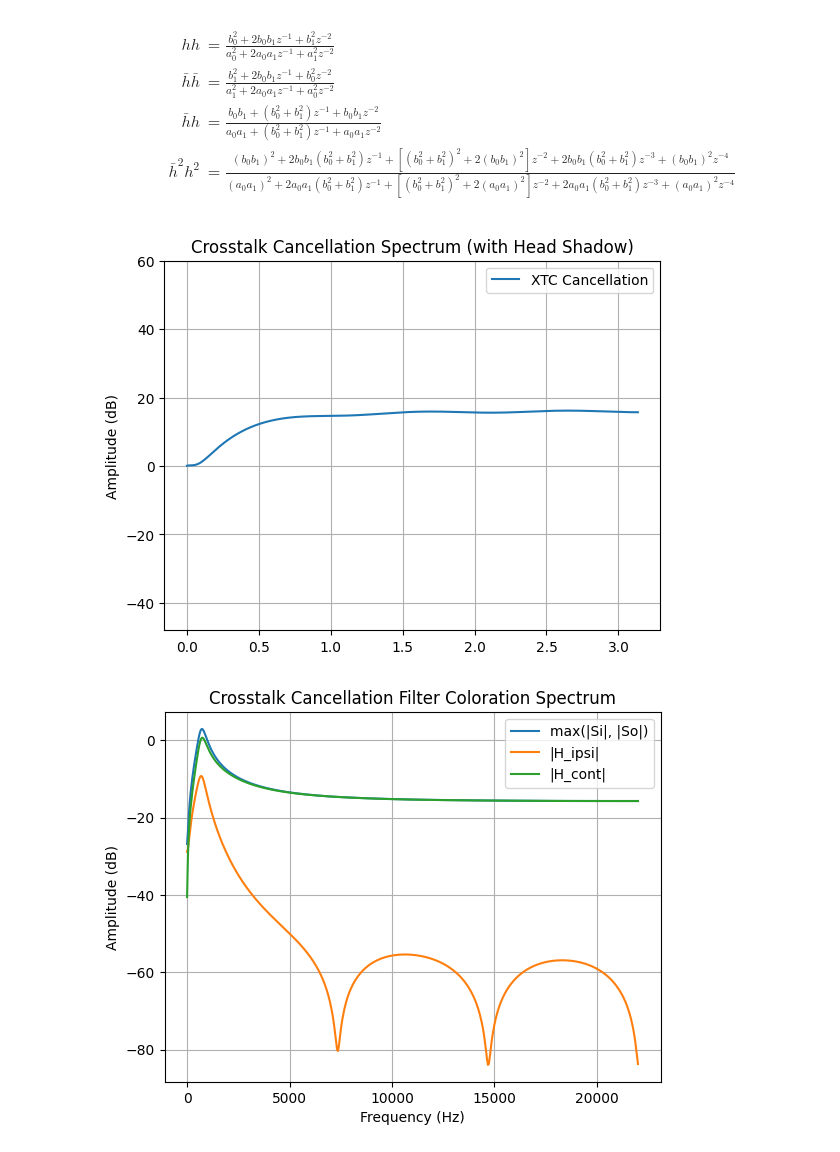
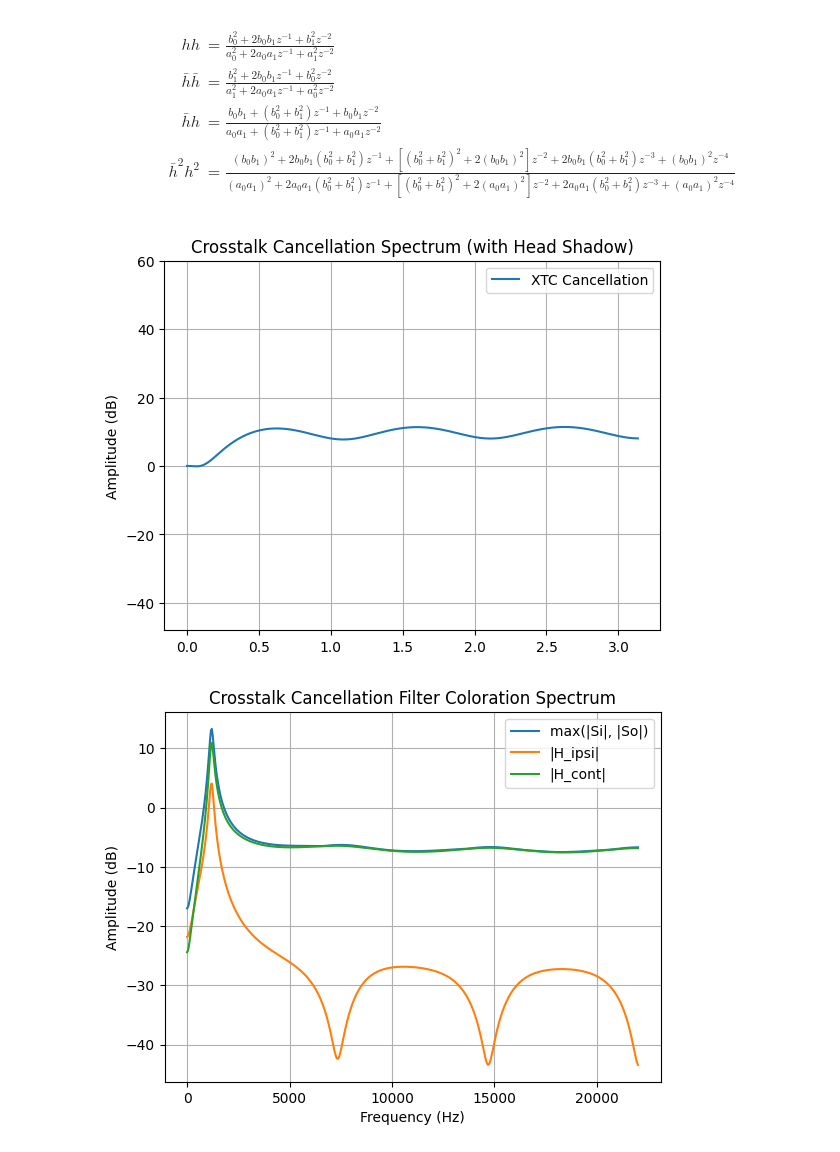
Before and after one commit to kweiwen/pitki, a Jupyter notebook: hrtf/IIR Implementation.ipynb, the cells around one changed output. Cells and saved outputs as stored; diff of their text form; code cells hidden in the pictures.

```diff
--- a/hrtf/IIR Implementation.ipynb
+++ b/hrtf/IIR Implementation.ipynb
@@ -313,37 +313,40 @@ def analysis_coloration(b_ipsi, b_cont, a, sample_rate):
     - sample_rate: sampling rate in Hz
     """
     w, h_ipsi = signal.freqz(b_ipsi, a, fs=sample_rate)
     w, h_cont = signal.freqz(b_cont, a, fs=sample_rate)
 
     si = np.abs(h_ipsi + h_cont)
     so = np.abs(h_ipsi - h_cont)
 
     plt.title('Crosstalk Cancellation Filter Coloration Spectrum')
     plt.plot(w, 20 * np.log10(np.maximum(si, so)), label='max(|Si|, |So|)')
     plt.plot(w, 20 * np.log10(h_ipsi), label='|H_ipsi|')
     plt.plot(w, 20 * np.log10(h_cont), label='|H_cont|')
     # plt.ylim(-48, 12)
     plt.legend()
     plt.grid()
     plt.xlabel("Frequency (Hz)")
     plt.ylabel("Amplitude (dB)")
     plt.show()
 
 g = 0.985
-beta = 0.05
+beta = 0.2
 tau = 3  # e.g., 3 samples ≈ 68us @ 44.1kHz
 sample_rate = 44100
 
-# [1.7426871031535056, -1.5794217970310567] [1, -0.8367346938775511]
-# [0.3491496315403721, -0.1858843254179231] [1, -0.8367346938775511]
-Num = [1.7426871031535056, -1.5794217970310567]
-Den = [0.3491496315403721, -0.1858843254179231]
+# ipsi: [1.4821428571428572, -1.3188775510204085] [1, -0.8367346938775511]
+# cont: [0.6096938775510208, -0.44642857142857173] [1, -0.8367346938775511]
+ipsi = [1.4821428571428572, -1.3188775510204085]
+cont = [0.6096938775510208, -0.44642857142857173]
+Num = ipsi
+Den = cont
+
 # Num = [1.0, 0.0]
 # Den = [1.0, 0.0]
 
 b_ipsi, b_cont, a = generate_filter_coeffs(g, beta, tau, Num, Den)
 analysis_cancellation(b_ipsi, b_cont, a, Num, Den, g, tau)
 analysis_coloration(b_ipsi, b_cont, a, sample_rate)
 # %% [output]
-[figure, old version]
+[figure, new version]
-[figure, old version]
+[figure, new version]
```
